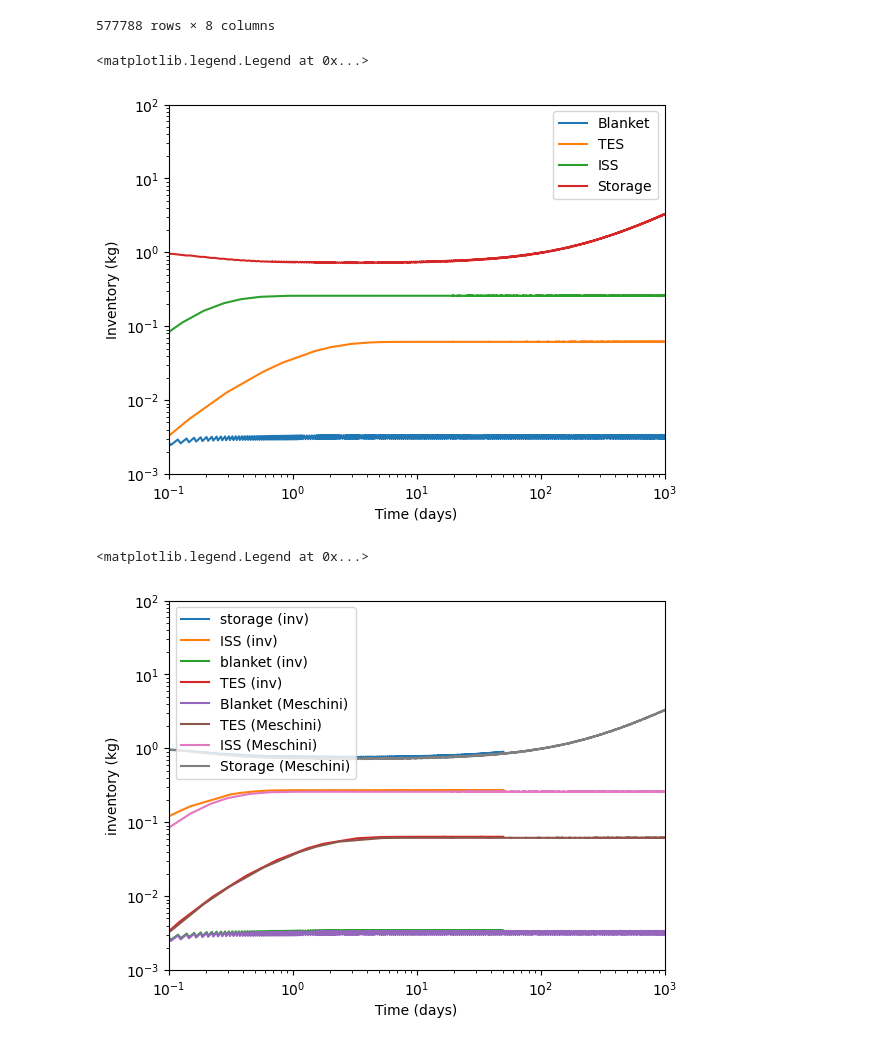
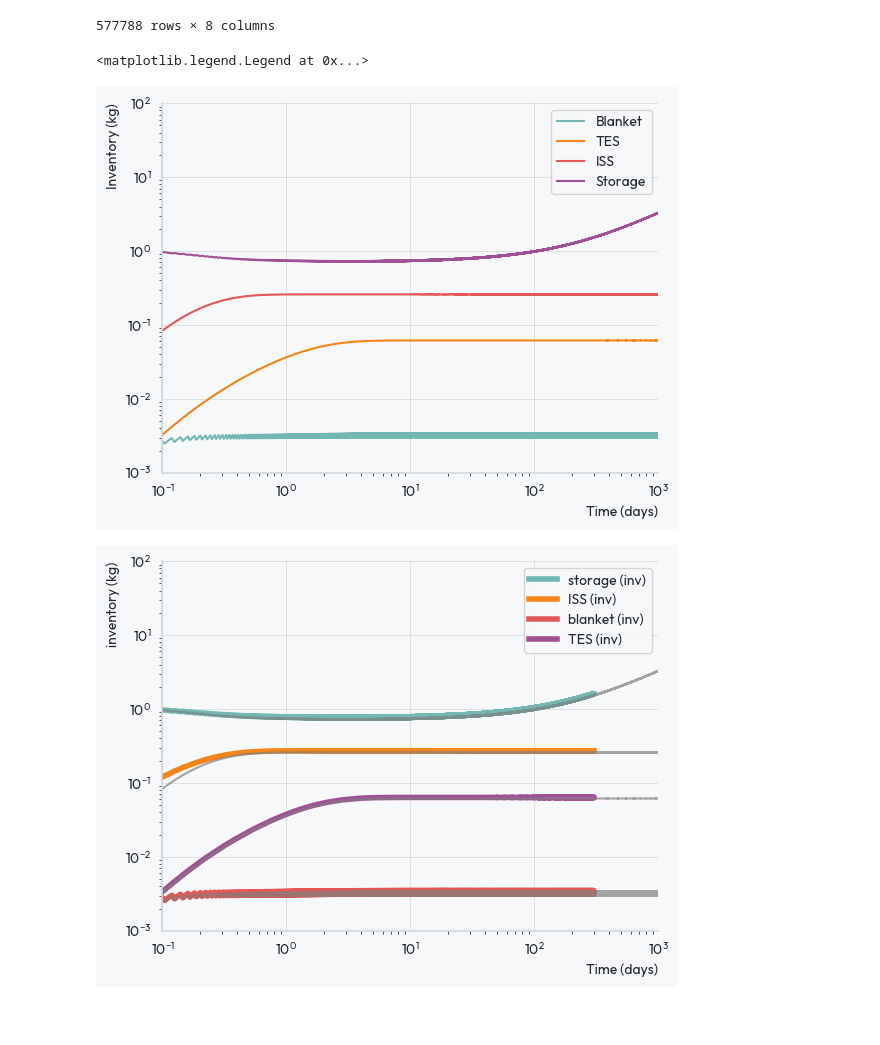
Before and after one commit to rossmacdonald98/BubbleColumnGLC, a Jupyter notebook: ARC modelling/main.ipynb, the cells around one changed output. Drawn from its saved outputs; the diff is of its cells as text; code cells hidden in the pictures; blank space fills up the shorter version.

```diff
--- a/ARC modelling/main.ipynb
+++ b/ARC modelling/main.ipynb
@@ -11,5 +11,5 @@ with open("arc_same_as_meschini.json", "r") as f:
 
 model, duration = pathview.make_pathsim_model(graph_data)
 
-model.run(50 * 24 * 3600)
+model.run(300 * 24 * 3600)
 # %% [output]
@@ -52,6 +52,9 @@ data_meschini
 | 577786 | 9.460782e+07 | 3.141250e-03 | 6.162576e-02 | 2.590037e-01 | 3.516333 | ... |
 | 577787 | 9.460800e+07 | 3.024453e-03 | 6.162061e-02 | 2.590422e-01 | 3.521416 | ... |
 577788 rows × 8 columns
+# %%
+import morethemes as mt
+mt.set_theme("lighter")
 # %%
 time_days = data_meschini["time [s]"] / 3600 / 24
 plt.plot(time_days, data_meschini["blanket inventory [kg]"], label="Blanket")
@@ -68,29 +71,30 @@ plt.ylabel("Inventory (kg)")
 plt.legend()
 # %% [output]
 <matplotlib.legend.Legend at 0x...>
-[figure, old version]
+[figure, new version]
 # %%
+
 scopes = [block for block in model.blocks if isinstance(block, Scope)]
 
 for i, scope in enumerate(scopes):
     sim_time, data = scope.read()
     for p, d in enumerate(data):
         lb = scope.labels[p] if p < len(scope.labels) else f"port {p}"
         if any([kw in lb.lower() for kw in ["blanket", "tes", "iss", "storage"]]):
-            plt.plot(sim_time / 3600 / 24, d, label=lb)
+            plt.plot(sim_time / 3600 / 24, d, label=lb, linewidth=4)
 
     plt.xlabel("Time (days)")
     plt.ylabel("inventory (kg)")
     plt.yscale("log")
     plt.xscale("log")
 plt.ylim(1e-3, 1e2)
 plt.xlim(1e-1, 1e3)
-plt.plot(time_days, data_meschini["blanket inventory [kg]"], label="Blanket (Meschini)")
-plt.plot(time_days, data_meschini["TES inventory [kg]"], label="TES (Meschini)")
-plt.plot(time_days, data_meschini["ISS inventory [kg]"], label="ISS (Meschini)")
-plt.plot(time_days, data_meschini["storage inventory [kg]"], label="Storage (Meschini)")
+plt.plot(time_days, data_meschini["storage inventory [kg]"], color="tab:grey", alpha=0.7)
+plt.plot(time_days, data_meschini["ISS inventory [kg]"], color="tab:grey", alpha=0.7)
+plt.plot(time_days, data_meschini["blanket inventory [kg]"], color="tab:grey", alpha=0.7)
+plt.plot(time_days, data_meschini["TES inventory [kg]"], color="tab:grey", alpha=0.7)
 
 plt.legend()
+plt.savefig("arc_vs_meschini.pdf")
 # %% [output]
-<matplotlib.legend.Legend at 0x...>
-[figure, old version]
+[figure, new version]
```
Also changed, not shown: parts of 1 cell of this notebook, 1 other file.
